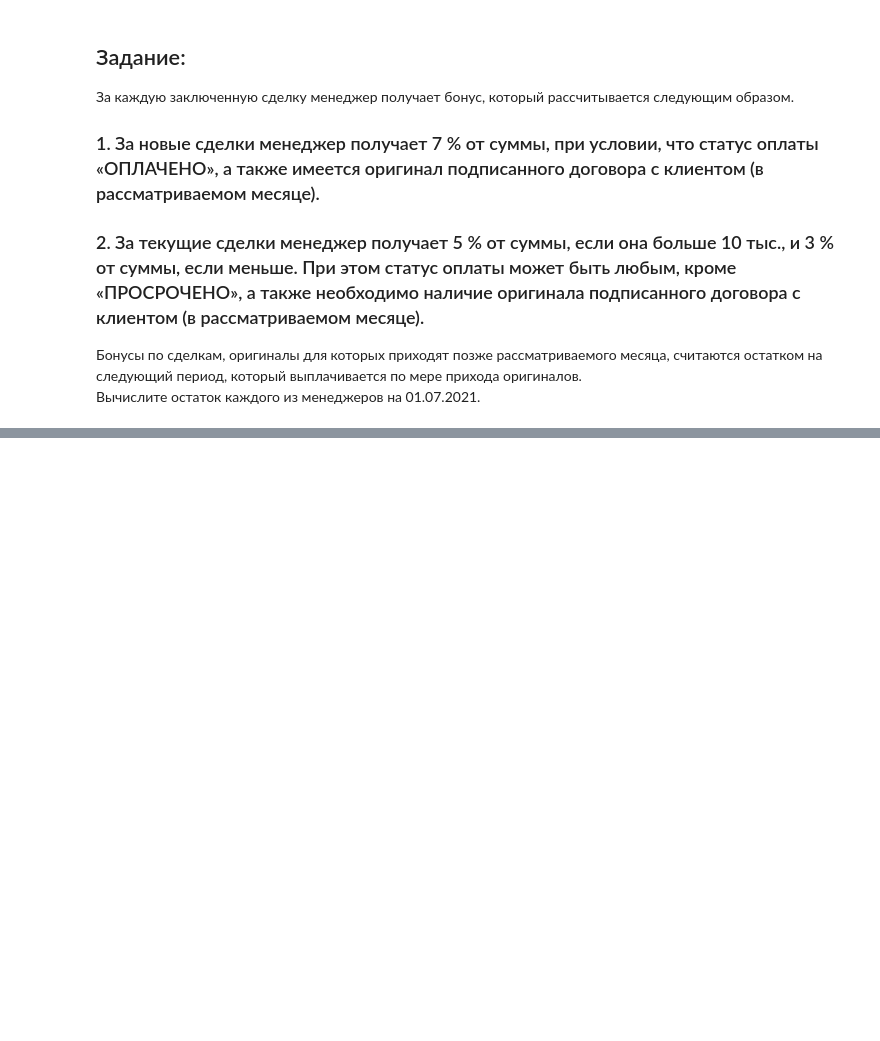
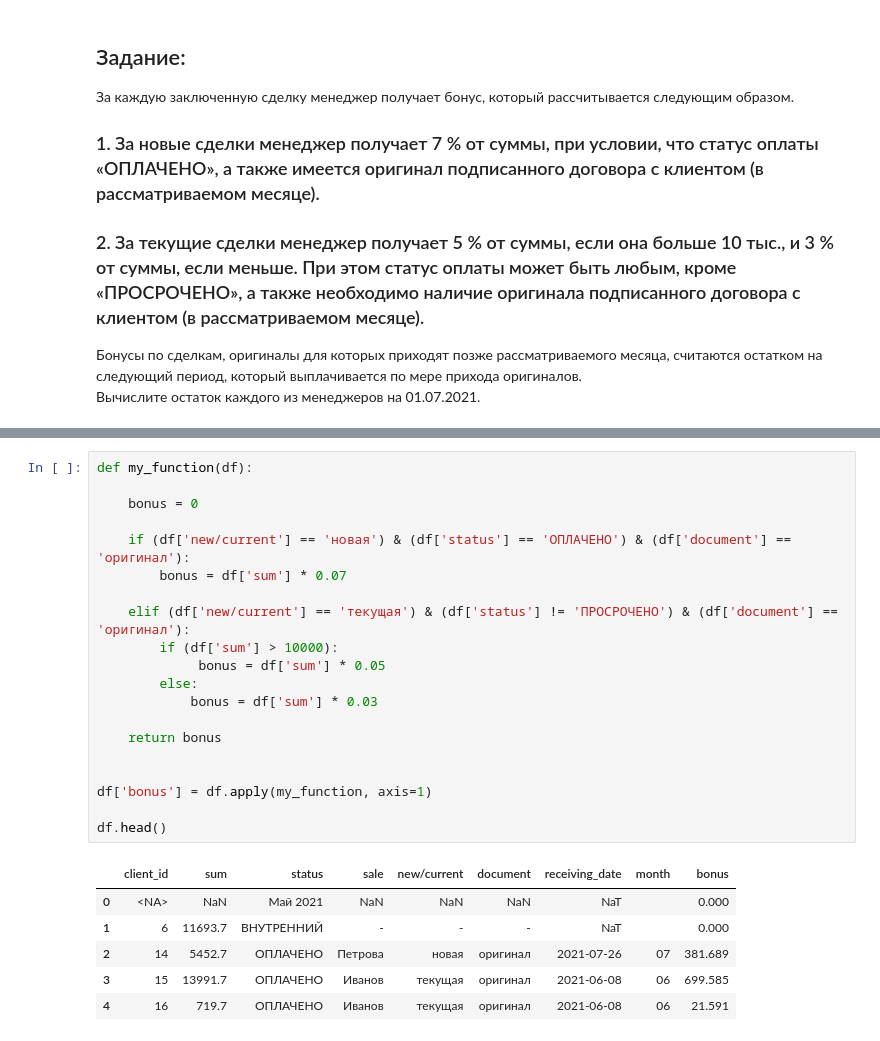
Before and after one commit to MaryVecherik/Test_Task, a Jupyter notebook: code.ipynb, the cells around one changed output, grey strips where cells are left out. Saved outputs shown, nothing was run; the diff lists cells and outputs as text; blank space fills up the shorter version.

```diff
--- a/code.ipynb
+++ b/code.ipynb
@@ -312,0 +338,27 @@ else:
+# %%
+def my_function(df):
+
+    bonus = 0
+
+    if (df['new/current'] == 'новая') & (df['status'] == 'ОПЛАЧЕНО') & (df['document'] == 'оригинал'):
+        bonus = df['sum'] * 0.07
+
+    elif (df['new/current'] == 'текущая') & (df['status'] != 'ПРОСРОЧЕНО') & (df['document'] == 'оригинал'):
+        if (df['sum'] > 10000):
+             bonus = df['sum'] * 0.05
+        else:
+            bonus = df['sum'] * 0.03
+
+    return bonus
+
+
+df['bonus'] = df.apply(my_function, axis=1)
+
+df.head()
+# %% [output]
+|  | client_id | sum | status | sale | new/current | document | receiving_date | month | bonus |
+| 0 | <NA> | NaN | Май 2021 | NaN | NaN | NaN | NaT |  | 0.000 |
+| 1 | 6 | 11693.7 | ВНУТРЕННИЙ | - | - | - | NaT |  | 0.000 |
+| 2 | 14 | 5452.7 | ОПЛАЧЕНО | Петрова | новая | оригинал | 2021-07-26 | 07 | 381.689 |
+| 3 | 15 | 13991.7 | ОПЛАЧЕНО | Иванов | текущая | оригинал | 2021-06-08 | 06 | 699.585 |
+| 4 | 16 | 719.7 | ОПЛАЧЕНО | Иванов | текущая | оригинал | 2021-06-08 | 06 | 21.591 |
```
Also changed, not shown: parts of 4 cells of this notebook.
